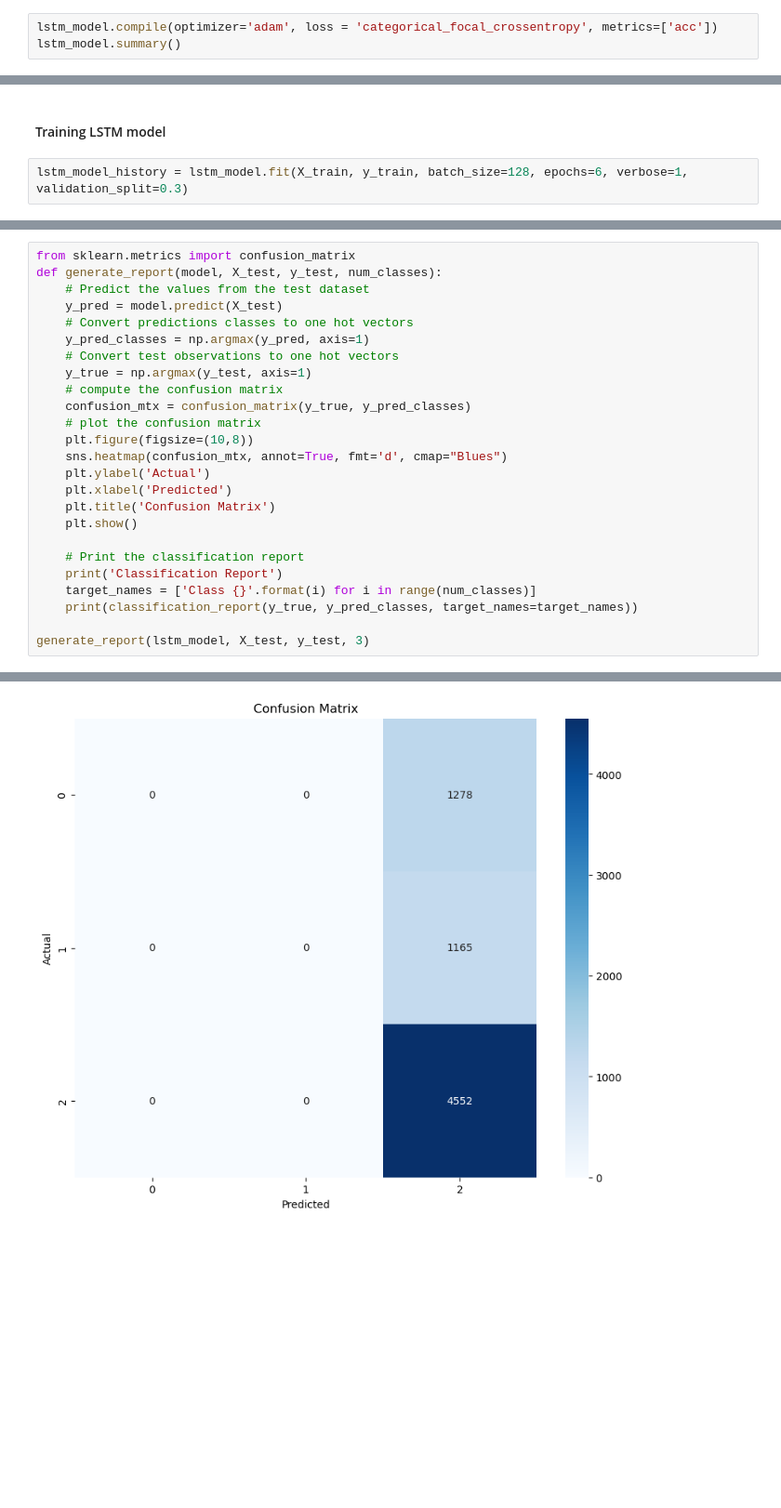
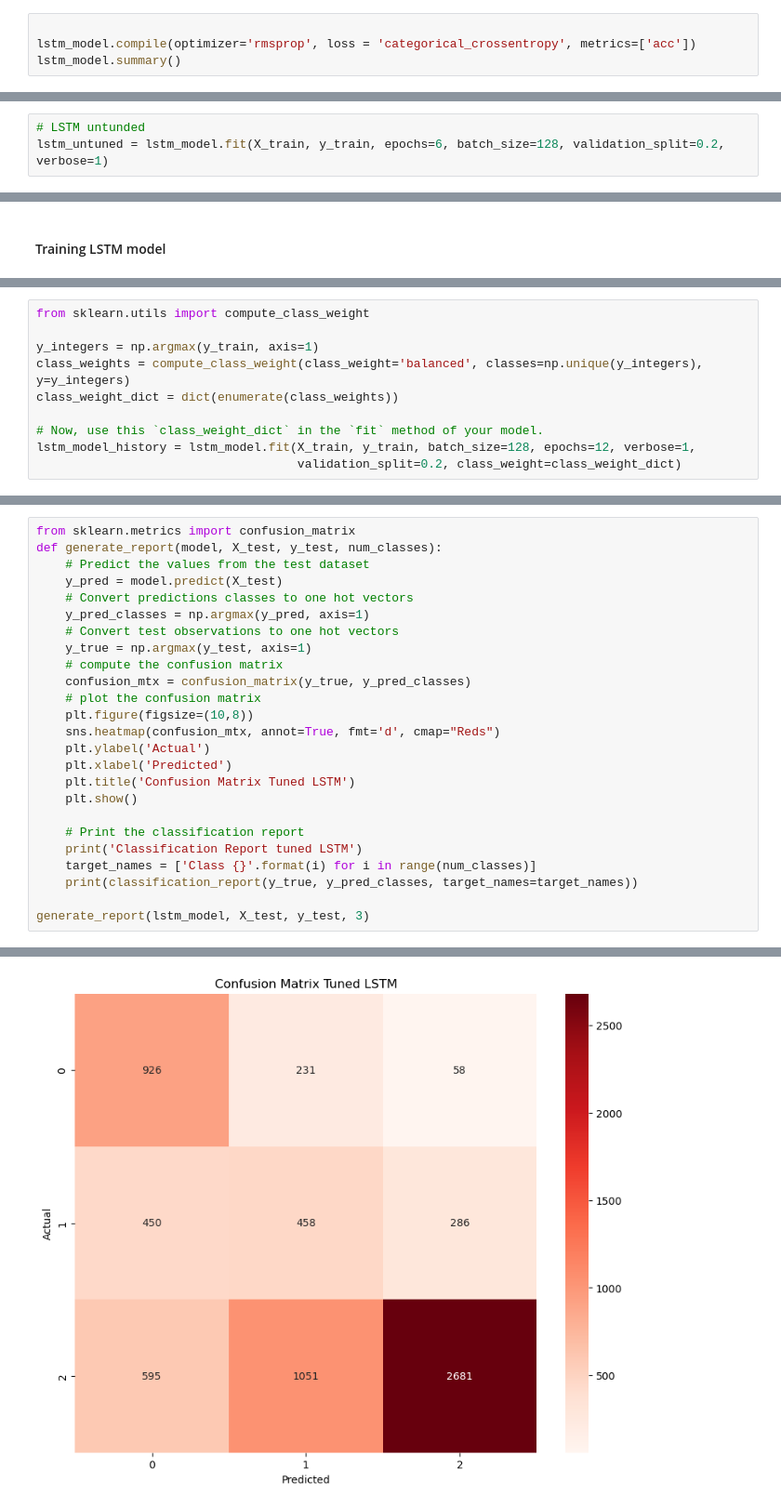
Before and after one commit to codyy6/Text-Analytic-Hotel-Review-Sentiment-Analysis, a Jupyter notebook: sentiment_analysis_LSTM.ipynb, the cells around one changed output, grey strips where cells are left out. Shown at 93% size. Saved outputs shown, nothing was run; the diff lists cells and outputs as text; blank space fills up the shorter version.

Commit message:
lstm stuff

```diff
--- a/sentiment_analysis_LSTM.ipynb
+++ b/sentiment_analysis_LSTM.ipynb
@@ -176,7 +142,8 @@ lstm_model.add(Dropout(0.2))
 
 lstm_model.add(Dense(3, activation='softmax'))
 # %%
-lstm_model.compile(optimizer='adam', loss = 'categorical_focal_crossentropy', metrics=['acc'])
+
+lstm_model.compile(optimizer='rmsprop', loss = 'categorical_crossentropy', metrics=['acc'])
 lstm_model.summary()
 # %% [output]
 Model: "sequential"
@@ -200 +166,4 @@ Non-trainable params: 2459000 (9.38 MB)
 _________________________________________________________________
+# %%
+# LSTM untunded
+lstm_untuned = lstm_model.fit(X_train, y_train, epochs=6, batch_size=128, validation_split=0.2, verbose=1)
@@ -201,4 +276,2 @@ _________________________________________________________________
 # %% [markdown]
 #### Training LSTM model
-# %%
-lstm_model_history = lstm_model.fit(X_train, y_train, batch_size=128, epochs=6, verbose=1, validation_split=0.3)
@@ -217,0 +278,10 @@ Epoch 6/6
+# %%
+from sklearn.utils import compute_class_weight
+
+y_integers = np.argmax(y_train, axis=1)
+class_weights = compute_class_weight(class_weight='balanced', classes=np.unique(y_integers), y=y_integers)
+class_weight_dict = dict(enumerate(class_weights))
+
+# Now, use this `class_weight_dict` in the `fit` method of your model.
+lstm_model_history = lstm_model.fit(X_train, y_train, batch_size=128, epochs=12, verbose=1,
+                                    validation_split=0.2, class_weight=class_weight_dict)
@@ -286,14 +374,14 @@ def generate_report(model, X_test, y_test, num_classes):
     confusion_mtx = confusion_matrix(y_true, y_pred_classes)
     # plot the confusion matrix
     plt.figure(figsize=(10,8))
-    sns.heatmap(confusion_mtx, annot=True, fmt='d', cmap="Blues")
+    sns.heatmap(confusion_mtx, annot=True, fmt='d', cmap="Reds")
     plt.ylabel('Actual')
     plt.xlabel('Predicted')
-    plt.title('Confusion Matrix')
+    plt.title('Confusion Matrix Tuned LSTM')
     plt.show()
 
     # Print the classification report
-    print('Classification Report')
+    print('Classification Report tuned LSTM')
     target_names = ['Class {}'.format(i) for i in range(num_classes)]
     print(classification_report(y_true, y_pred_classes, target_names=target_names))
 
@@ -303 +391 @@ generate_report(lstm_model, X_test, y_test, 3)
-[figure, old version]
+[figure, new version]
```
Also changed, not shown: parts of 14 cells of this notebook, 1 other file.
